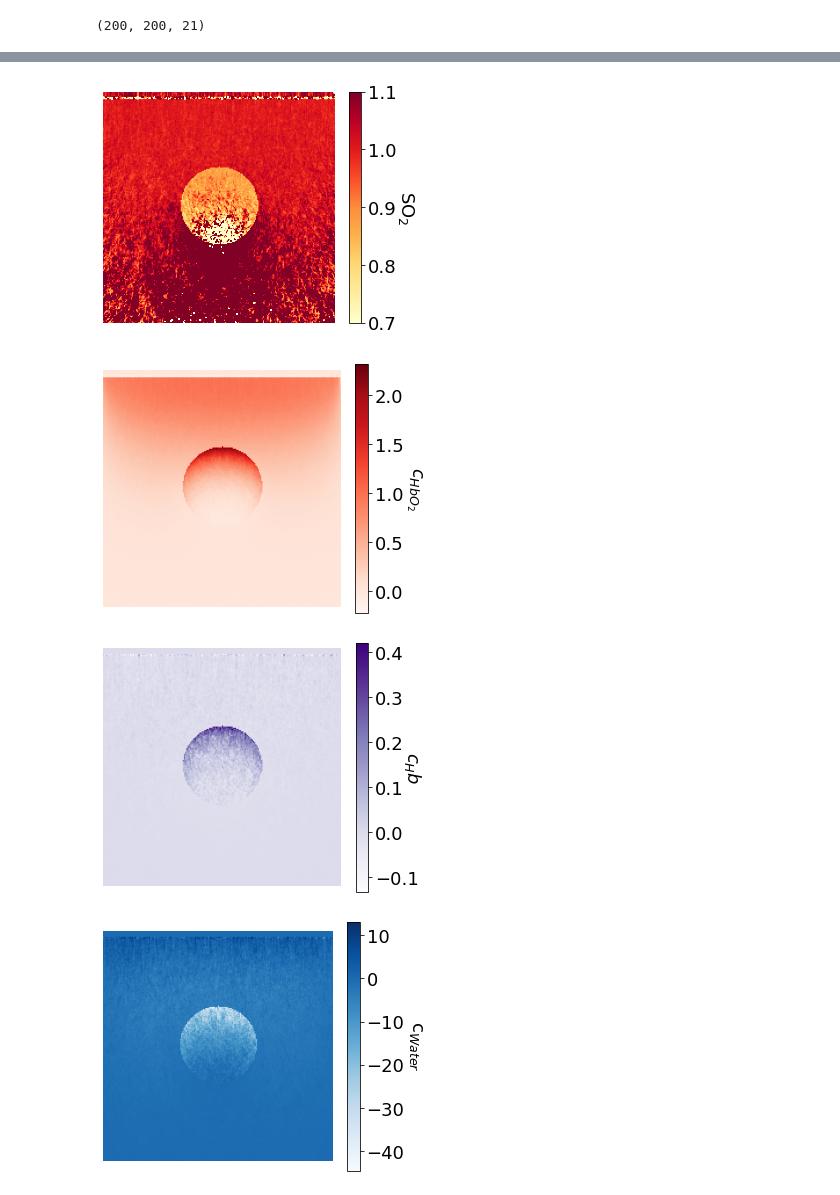
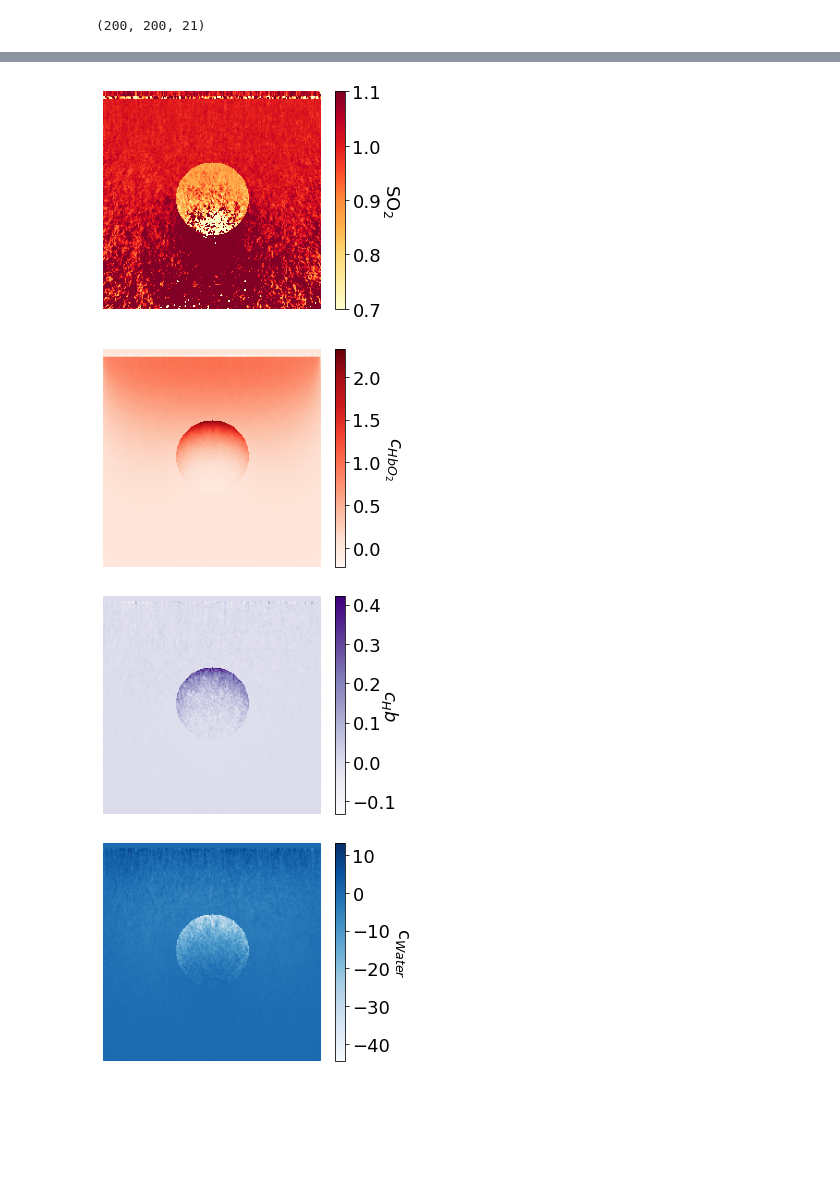
Before and after one commit to tomelse/SkinPhantomSimulations, a Jupyter notebook: Exp3/Vessel Depth Analysis.ipynb, the cells around one changed output, grey strips where cells are left out. Saved outputs shown, nothing was run; the diff lists cells and outputs as text; code cells hidden in the pictures; blank space fills up the shorter version.

```diff
--- a/Exp3/Vessel Depth Analysis.ipynb
+++ b/Exp3/Vessel Depth Analysis.ipynb
@@ -194,7 +188,6 @@ cb = plt.colorbar()
 cb.ax.get_yaxis().labelpad = 20
 cb.ax.set_ylabel('SO$_2$', rotation=270)
 plt.axis("off")
-plt.tight_layout()
 plt.savefig("../FiguresOutput/depth_so2_map.png", bbox_inches = 'tight', pad_inches = 0)
 plt.show()
 # HbO2
@@ -203,7 +196,6 @@ cb = plt.colorbar()
 cb.ax.get_yaxis().labelpad = 20
 cb.ax.set_ylabel('$c_{HbO_2}$', rotation=270)
 plt.axis("off")
-plt.tight_layout()
 plt.savefig("../FiguresOutput/depth_hbo2_map.png", bbox_inches = 'tight', pad_inches = 0)
 plt.show()
 # Hb
@@ -212,38 +204,34 @@ cb = plt.colorbar()
 #cb.ax.get_yaxis().labelpad = 20
 cb.ax.set_ylabel('$c_Hb$', rotation=270)
 plt.axis("off")
-plt.tight_layout()
 plt.savefig("../FiguresOutput/depth_hb_map.png", bbox_inches = 'tight', pad_inches = 0)
 plt.show()
 # Water
 plt.imshow(unmixed[n][:, :, 2].T, cmap="Blues")
 cb = plt.colorbar()
 cb.ax.get_yaxis().labelpad = 20
 cb.ax.set_ylabel('c$_{Water}$', rotation=270)
 plt.axis("off")
-plt.tight_layout()
 plt.savefig("../FiguresOutput/depth_h2o_map.png", bbox_inches = 'tight', pad_inches = 0)
 plt.show()
 # Melanin
 plt.imshow(unmixed[n][:, :, 3].T, cmap="Oranges")
 cb = plt.colorbar()
 cb.ax.get_yaxis().labelpad = 20
 cb.ax.set_ylabel('$c_{Melanin}$', rotation=270)
 plt.axis("off")
-plt.tight_layout()
 plt.savefig("../FiguresOutput/depth_mel_png", bbox_inches = 'tight', pad_inches = 0)
 plt.show()
 # THb
 plt.imshow(THb[n].T, cmap="hot")
 cb = plt.colorbar()
 cb.ax.get_yaxis().labelpad = 20
 cb.ax.set_ylabel('$THb$', rotation=270)
 plt.axis("off")
-plt.tight_layout()
 plt.savefig("../FiguresOutput/depth_THb_png", bbox_inches = 'tight', pad_inches = 0)
 plt.show()
 # %% [output]
-[figure, old version]
+[figure, new version]
-[figure, old version]
+[figure, new version]
-[figure, old version]
+[figure, new version]
-[figure, old version]
+[figure, new version]
```
Also changed, not shown: parts of 7 cells of this notebook, 31 other files.
